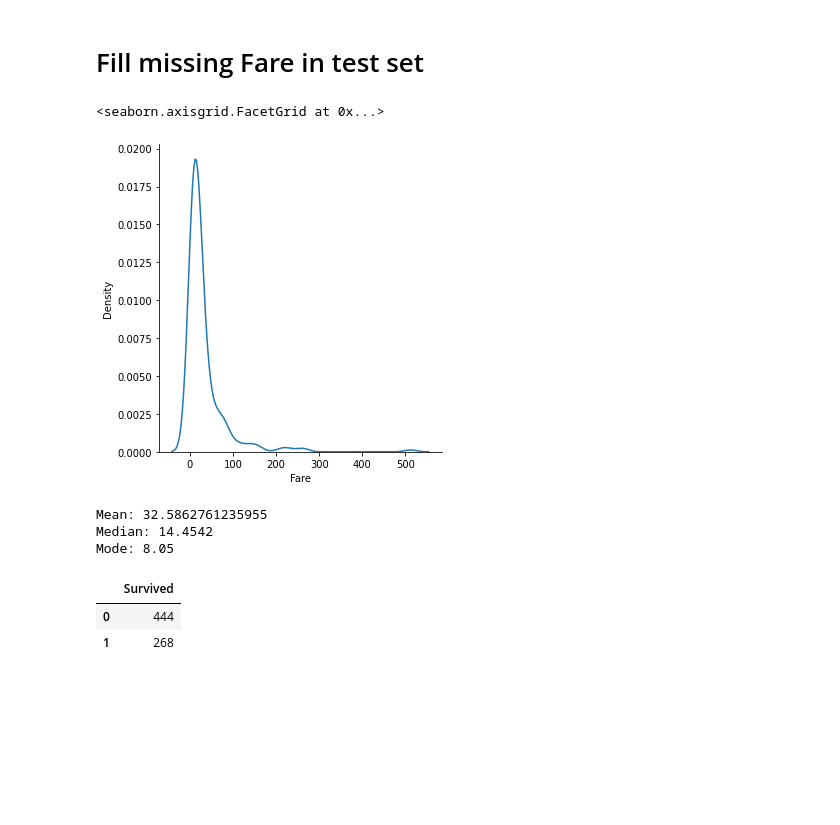
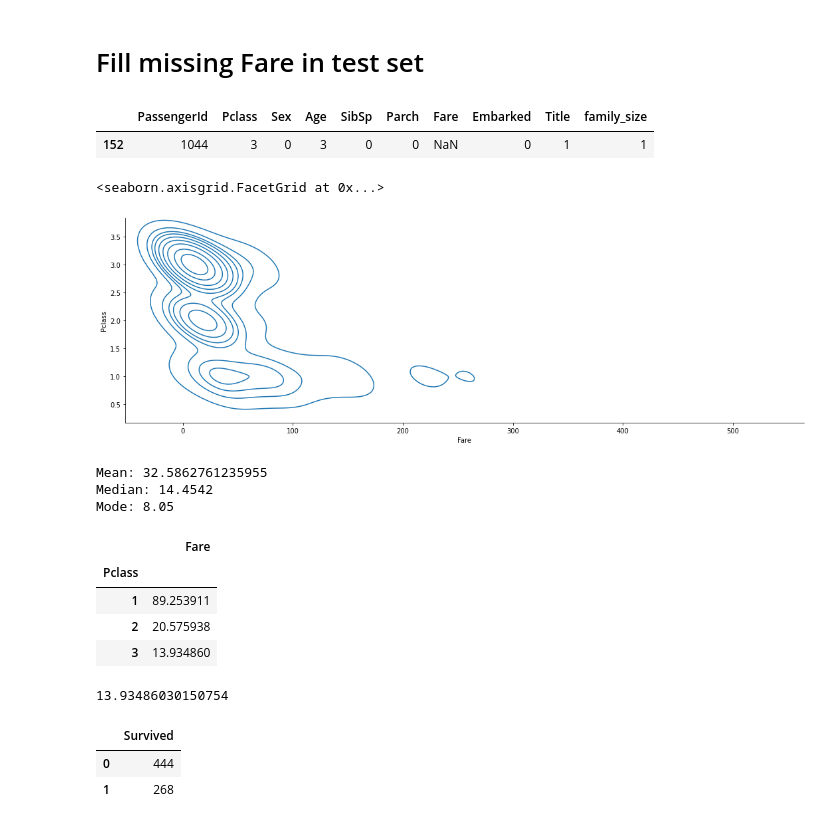
Before and after one commit to niggoo/titanic-classification, a Jupyter notebook: notebook.ipynb, the cells around one changed output. Cells and saved outputs as stored; diff of their text form; code cells hidden in the pictures; blank space fills up the shorter version.

```diff
--- a/notebook.ipynb
+++ b/notebook.ipynb
@@ -162,0 +195,6 @@ df_test["Age"] = pd.cut(df_test["Age"], bins=[0, 16, 32, 48, 64, 81], labels=Fal
+# %%
+df_train["Title"] = df_train.Name.str.extract(" ([A-Za-z]+)\.", expand=False)
+df_val["Title"] = df_val.Name.str.extract(" ([A-Za-z]+)\.", expand=False)
+df_test["Title"] = df_test.Name.str.extract(" ([A-Za-z]+)\.", expand=False)
+
+df_train["Title"].unique()
@@ -162,0 +204,34 @@ df_test["Age"] = pd.cut(df_test["Age"], bins=[0, 16, 32, 48, 64, 81], labels=Fal
+# %%
+# Unknown = 0
+# Mr = 1
+# Miss = 2
+# Officer = 3
+# Mrs = 4
+# Master = 5
+# Rojalty = 6
+
+title_mapping = { \
+    "Mr" : 1, \
+    "Miss" : 2, \
+    "Major": 3, \
+    "Mrs" : 4, \
+    "Master" : 5, \
+    "Rev": 6, \
+    "Dr": 6, \
+    "Col": 3, \
+    "Mlle": 2, \
+    "Capt": 3, \
+    "Mme": 4, \
+    "Ms": 4, \
+    "Countess": 6, \
+    "Lady" : 6, \
+    "Unknown": 0
+}
+
+df_train[~df_train["Title"].isin(list(title_mapping.keys()))]
+df_val.loc[~df_val["Title"].isin(list(title_mapping.keys())), "Title"] = "Unknown"
+df_test.loc[~df_test["Title"].isin(list(title_mapping.keys())), "Title"] = "Unknown"
+
+df_train["Title"] = df_train["Title"].map( title_mapping ).astype(int)
+df_val["Title"] = df_val["Title"].map( title_mapping ).astype(int)
+df_test["Title"] = df_test["Title"].map( title_mapping ).astype(int)
@@ -279,11 +357,16 @@ memory usage: 29.5 KB
 None
 # %% [markdown]
 # Fill missing Fare in test set
+# %%
+df_test[df_test["Fare"].isnull()]
+# %% [output]
+|  | PassengerId | Pclass | Sex | Age | SibSp | Parch | Fare | Embarked | Title | family_size |
+| 152 | 1044 | 3 | 0 | 3 | 0 | 0 | NaN | 0 | 1 | 1 |
 # %%
-sns.displot(df_train, x="Fare", kind="kde")
+sns.displot(df_train, x="Fare", y="Pclass", kind="kde", aspect=3)
 # %% [output]
 <seaborn.axisgrid.FacetGrid at 0x...>
-[figure, old version]
+[figure, new version]
 # %%
 print(f"Mean: {df_train['Fare'].mean()}")
 print(f"Median: {df_train['Fare'].median()}")
@@ -292,4 +375,15 @@ print(f"Mode: {df_train['Fare'].mode()[0]}")
 Mean: 32.5862761235955
 Median: 14.4542
 Mode: 8.05
+# %%
+display(df_train.groupby(["Pclass"])["Fare"].mean().to_frame())
+pclass_3_mean_train_fare = df_train.groupby(["Pclass"])["Fare"].mean().to_frame().values[2][0]
+print(pclass_3_mean_train_fare)
+# %% [output]
+|  | Fare |
+| Pclass |  |
+| 1 | 89.253911 |
+| 2 | 20.575938 |
+| 3 | 13.934860 |
+13.93486030150754
 # %%
```
Also changed, not shown: parts of 36 cells of this notebook.
